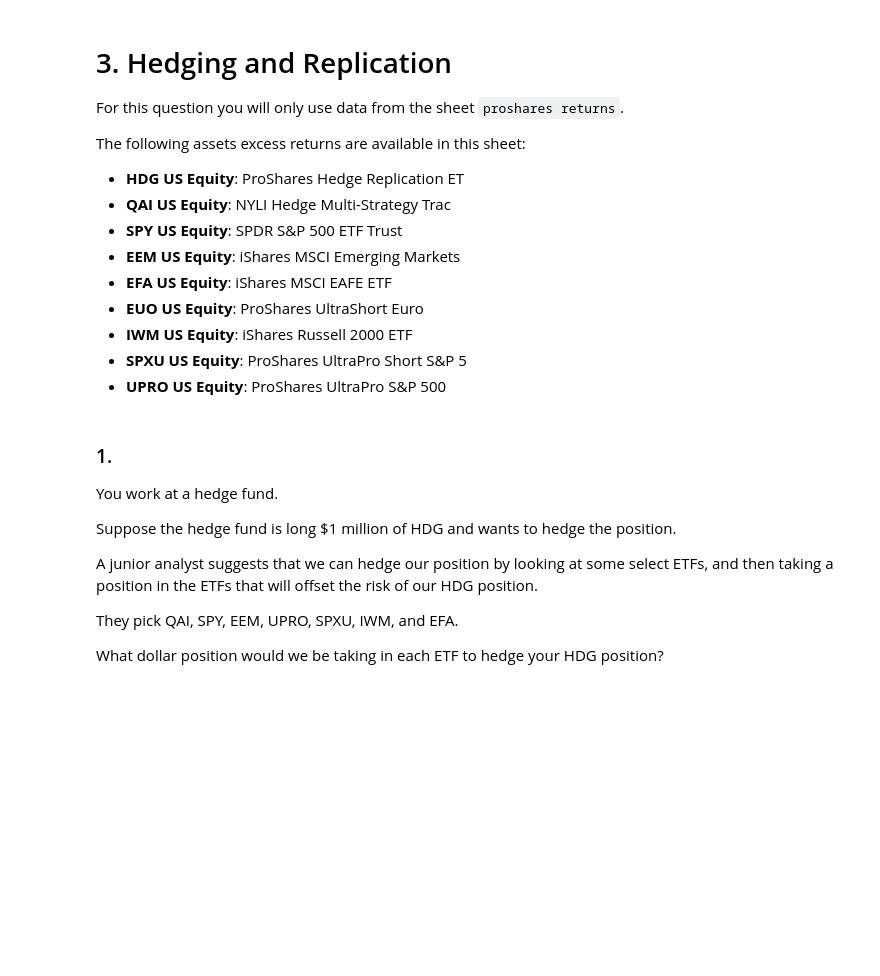
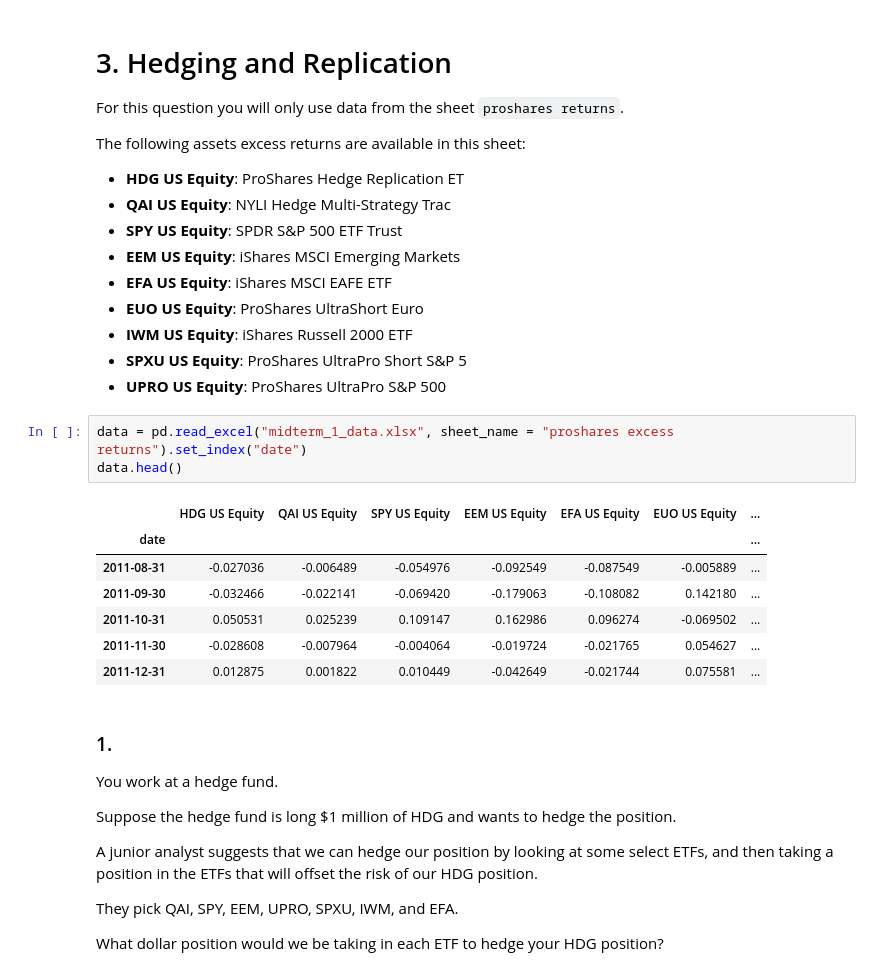
Before and after one commit to scfengv/FINM36700-Portfolio-and-Risk-Management, a Jupyter notebook: exam/Midterm 1.ipynb, the cells around one changed output. Drawn from its saved outputs; the diff is of its cells as text; blank space fills up the shorter version.

```diff
--- a/exam/Midterm 1.ipynb
+++ b/exam/Midterm 1.ipynb
@@ -193,6 +287,17 @@ The following assets excess returns are available in this sheet:
 - **IWM US Equity**: iShares Russell 2000 ETF
 - **SPXU US Equity**: ProShares UltraPro Short S&P 5
 - **UPRO US Equity**: ProShares UltraPro S&P 500
+# %%
+data = pd.read_excel("midterm_1_data.xlsx", sheet_name = "proshares excess returns").set_index("date")
+data.head()
+# %% [output]
+|  | HDG US Equity | QAI US Equity | SPY US Equity | EEM US Equity | EFA US Equity | EUO US Equity | ... |
+| date |  |  |  |  |  |  | ... |
+| 2011-08-31 | -0.027036 | -0.006489 | -0.054976 | -0.092549 | -0.087549 | -0.005889 | ... |
+| 2011-09-30 | -0.032466 | -0.022141 | -0.069420 | -0.179063 | -0.108082 | 0.142180 | ... |
+| 2011-10-31 | 0.050531 | 0.025239 | 0.109147 | 0.162986 | 0.096274 | -0.069502 | ... |
+| 2011-11-30 | -0.028608 | -0.007964 | -0.004064 | -0.019724 | -0.021765 | 0.054627 | ... |
+| 2011-12-31 | 0.012875 | 0.001822 | 0.010449 | -0.042649 | -0.021744 | 0.075581 | ... |
 # %% [markdown]
 ### 1.
 
```
Also changed, not shown: parts of 15 cells of this notebook.
